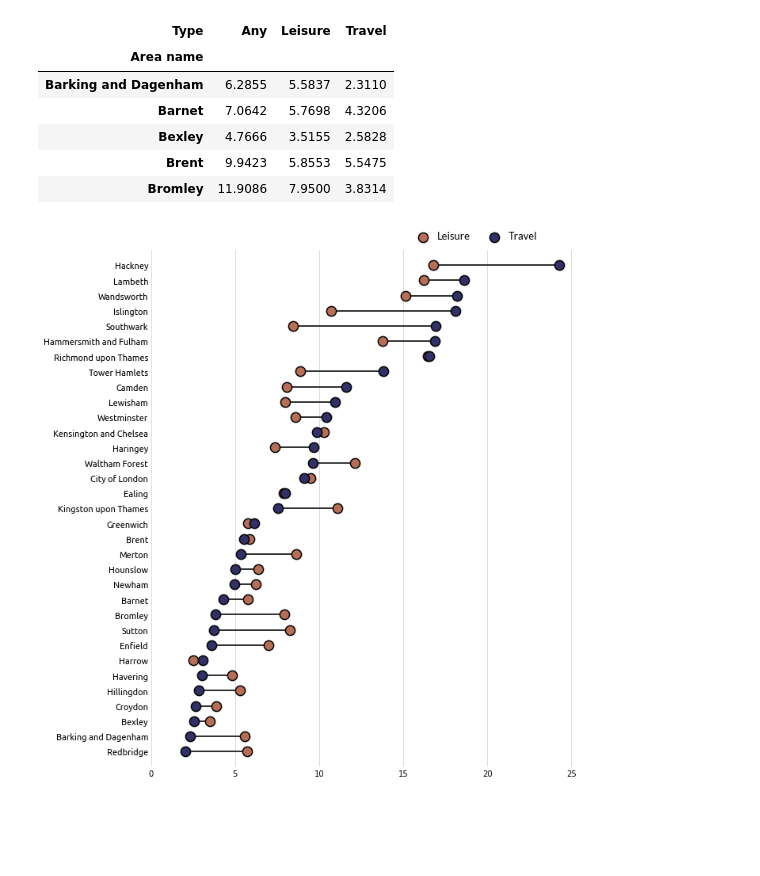
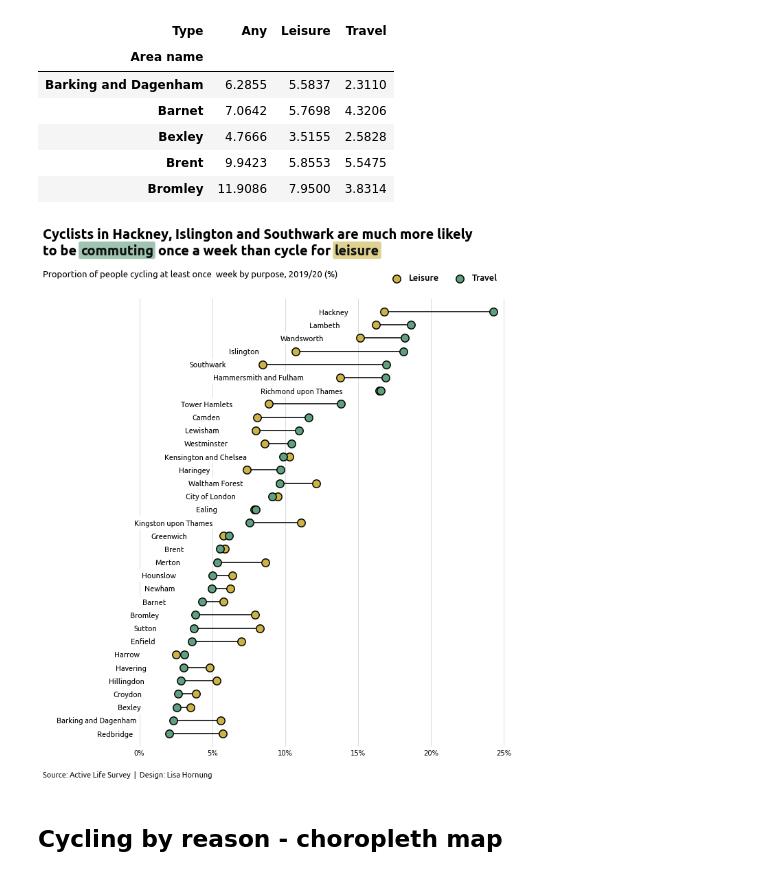
Before and after one commit to Lisa-Ho/100DaysOfDataviz, a Jupyter notebook: Day7/UK_cycling_data.ipynb, the cells around one changed output. Drawn from its saved outputs; the diff is of its cells as text; code cells hidden in the pictures; blank space fills up the shorter version.

Commit message:
Day9 - continued exploring cycling data and created dot plot by reason

```diff
--- a/Day7/UK_cycling_data.ipynb
+++ b/Day7/UK_cycling_data.ipynb
@@ -271,44 +286,70 @@ pivot.head()
 | Bromley | 11.9086 | 7.9500 | 3.8314 |
 # %%
 data = pivot.sort_values(by="Travel", ascending=True)
-
-colr = {"Travel": "#313167", "Leisure":"#b66e56", "Five times per week": "#a33a36"}
+colr = {"Travel": "#609F80", "Leisure":"#CBB345"}
 
 ###plot
 fig, ax = plt.subplots(figsize=(10,12), sharey=True)
+fig.set_facecolor("white")
 
 
 #dot plot
 my_range = np.arange(len(data))
-size = 150
+size = 130
 plt.hlines(y=my_range, xmin=data['Leisure'], xmax=data['Travel'],linewidth=2, color='#333333', alpha=1, zorder=2)
 plt.scatter(data['Leisure'], my_range, s=size, color=colr["Leisure"], linewidth=1.5, edgecolors='black',
             alpha=1, label='Leisure', zorder=3)
 plt.scatter(data['Travel'], my_range, s=size, color=colr["Travel"],linewidth=1.5, edgecolors='black',
             alpha=1 , label='Travel', zorder=3)
 
-
+#add borough names
+for i in range(len(data)):
+    plt.text(min(data[["Travel", "Leisure"]].iloc[i])-2.5, my_range[i],
+             data.index[i], ha='right', va='center', fontsize=11, fontproperties=font_r ,
+            bbox=dict(facecolor='white', edgecolor='white', boxstyle='round'))
+    #curved labels
+    #plt.text(0.1*i + i**2/190, my_range[i],
+             #data.index[i], ha='right', va='center', fontsize=11, fontproperties=font_r,
+            #bbox=dict(facecolor='white', edgecolor='white', boxstyle='round'))
 
 #xaxis
 plt.gca().set_xlim(xmin=0, xmax=max(data[["Travel", "Leisure"]].max())+2)
 plt.gca().get_xaxis().set_ticks([0, 5,10,15,20,25]) #remove ticks
-plt.grid(visible=True, axis='x', zorder=1, color = "#D3D3D3")
+plt.grid(visible=True, axis='x', zorder=1, color = "#D3D3D3", label=12)
+plt.gca().xaxis.set_major_formatter(mpl.ticker.StrMethodFormatter('{x:,.0f}%'))
 
 #yaxis
 plt.gca().set_ylim(ymin=-1, ymax=len(data))
 plt.tick_params(axis='both', length = 0, color = "#444444")
-plt.gca().set_yticks(np.arange(0,len(data),1))
-plt.gca().set_yticklabels(data.index, fontsize=11, fontproperties=font_r)
+plt.gca().set_yticks([])
+
 
 #remove frame
 for pos in ["top", "bottom", "left", "right"]:
     plt.gca().spines[pos].set_visible(False)
 
 # ==========
 #legend
-L = ax.legend(ncol=2, frameon=False, loc='upper right',bbox_to_anchor=(0.89,1.05))
-plt.setp(L.texts, fontfamily="Lato", fontsize=13)
+L = ax.legend(ncol=2, frameon=False, loc='upper right',bbox_to_anchor=(0.95,1.07))
+plt.setp(L.texts, fontproperties=font_m, fontsize=13)
+
+#Title, footer, notes
+plt.figtext(-0.07,1.0, "Cyclists in Hackney, Islington and Southwark are much more likely \nto be                         once a week than cycle for",
+            fontproperties=font_b, va='top', fontsize=20)
+plt.figtext(0.006,0.973, "commuting", color='#111111', fontproperties=font_b, va='top', fontsize=20,
+           bbox=dict(facecolor=colr["Travel"], edgecolor='white', boxstyle='round', pad=0.15, alpha=0.6))
+plt.figtext(0.52,0.973, "leisure", fontproperties=font_b, va='top', fontsize=20, color='#111111',
+           bbox=dict(facecolor=colr["Leisure"], edgecolor='white', boxstyle='round', pad=0.15, alpha=0.6))
+plt.figtext(-0.07,0.93, "Proportion of people cycling at least once  week by purpose, 2019/20 (%)",
+            fontproperties=font_r, va='top', fontsize=13)
+plt.figtext(-0.07,0.085, "Source: Active Life Survey  |  Design: Lisa Hornung",
+            fontproperties=font_r, color="#111111", fontsize=11, va="top")
+
+#save output
+plt.savefig("London-boroughs-cycling-rates-reason_2019-20.png", bbox_inches='tight', transparent=False)
 
 plt.show()
 # %% [output]
-[figure, old version]
+[figure, new version]
+# %% [markdown]
+## Cycling by reason - choropleth map
```
Also changed, not shown: parts of 9 cells of this notebook, 1 other file.
